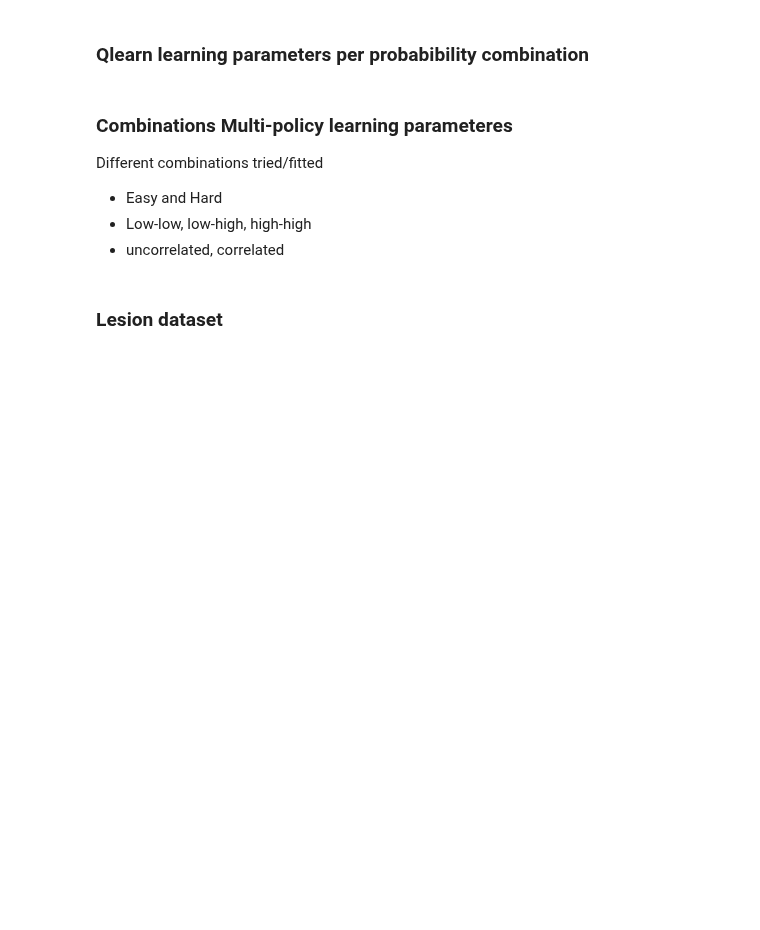
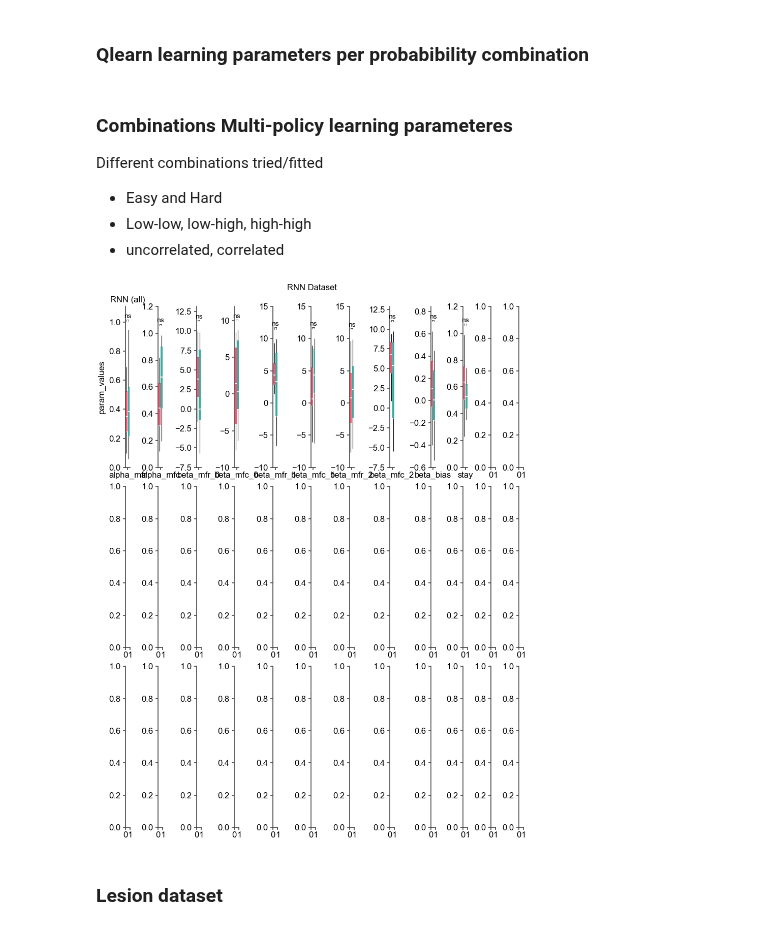
Before and after one commit to bapungiri/py_adlab_bg, a Jupyter notebook: mab_model_analysis.ipynb, the cells around one changed output. Saved outputs shown, nothing was run; the diff lists cells and outputs as text; code cells hidden in the pictures; blank space fills up the shorter version.

```diff
--- a/mab_model_analysis.ipynb
+++ b/mab_model_analysis.ipynb
@@ -932,9 +930,3 @@ data_df
-# %%
-from statplotannot.plots import Fig
-
-fig = Fig(2, 1, fontsize=12)
-subfig = fig.add_subfigure(fig.gs[0])
-axs = subfig.subplots(nrows=1, ncols=2, gridspec_kw=dict(wspace=0.3))
 # %%
 import numpy as np
 import pandas as pd
@@ -942,15 +934,54 @@ import mab_subjects
 from statplotannot.plots import SeabornPlotter, Fig, xtick_format
 from mab_colors import Palette2Arm
 
+
+def sort_regimes_by_stay(df, policy_name="QlearnRegimeDiffStays"):
+    """Reindex 'alpha_k'/'beta_k'/'stay_k' per animal so regime 0 is always
+    the most persistent/dominant regime (descending 'stay_k', equivalently
+    descending occupancy 1/(1-stay_k)) — fixes label-switching across
+    independently-fit animals before comparing parameters between groups.
+    """
+    df = df.copy()
+    is_policy = df["policy"] == policy_name
+    df_policy, df_rest = df[is_policy], df[~is_policy]
+
+    meta_cols = [
+        c for c in df_policy.columns if c not in ("param_names", "param_values")
+    ]
+
+    sorted_rows = []
+    for _, group in df_policy.groupby(meta_cols, sort=False):
+        pmap = dict(zip(group["param_names"], group["param_values"]))
+        stays = [pmap[f"stay_{k}"] for k in range(3)]
+        order = np.argsort(stays)[
+            ::-1
+        ]  # descending: regime 0 = most persistent/dominant
+
+        base_row = {c: group[c].iloc[0] for c in meta_cols}
+        for new_k, old_k in enumerate(order):
+            for prefix in ("alpha", "beta", "stay"):
+                sorted_rows.append(
+                    {
+                        **base_row,
+                        "param_names": f"{prefix}_{new_k}",
+                        "param_values": pmap[f"{prefix}_{old_k}"],
+                    }
+                )
+
+    return pd.concat([df_rest, pd.DataFrame(sorted_rows)], ignore_index=True)
+
+
 # df = mab_subjects.GroupData().fit_qlearn_easy_hard.latest
 # df = mab_subjects.GroupData().fit_qlearn_low_high_combinations.latest
-data_df = mab_subjects.GroupData().fit_multi_policy_combinations.latest
+# data_df = mab_subjects.GroupData().fit_multi_policy_combinations.latest
+data_df = mab_subjects.GroupData().fit_MoARegime_policy_combinations.latest
+# data_df = sort_regimes_by_stay(data_df)
 # df = mab_subjects.GroupData().fit_qlearn_corr_uncorr.latest
 
 # --- policy filter ---------
 policies = data_df["policy"].unique()
 fit_scopes = data_df["fit_scope"].unique()
-policy_select = "QlearnAdaptiveLR"
+policy_select = "MoARegime"
 data_df = data_df[data_df["policy"].isin([policy_select])]
 policy_params = data_df["param_names"].unique()
 
@@ -967,6 +998,31 @@ match policy_select:
         policy_params_select = ["alpha_c0", "alpha_u0", "kappa_c", "kappa_u", "beta"]
     case "QlearnDiff":
         policy_params_select = ["alpha", "bias", "beta"]
+    case "QlearnRegimeDiffStays":
+        policy_params_select = [
+            "alpha_0",
+            "alpha_1",
+            "alpha_2",
+            "stay_0",
+            "stay_1",
+            "stay_2",
+            "beta_0",
+            "beta_1",
+            "beta_2",
+        ]
+    case "MoARegime":
+        policy_params_select = [
+            "alpha_mfr",
+            "alpha_mfc",
+            "beta_mfr_0",
+            "beta_mfc_0",
+            "beta_mfr_1",
+            "beta_mfc_1",
+            "beta_mfr_2",
+            "beta_mfc_2",
+            "beta_bias",
+            "stay",
+        ]
     case "BayesianUCB":
         policy_params_select = ["explore", "q_init", "tau"]
     case "ThompsonShared2Arm":
@@ -1031,33 +1087,35 @@ for d, dataset in enumerate([animal_dataset]):
         for p, param in enumerate(policy_params_select):
             df_param = df[df["param_names"] == param]
             df_param["param_values"] = df_param["param_values"].astype(float)
 
             # df_scope["param_values"] = df_scope["param_values"].astype(float)
 
             ax = axs[len(fit_scope), p]
 
             SeabornPlotter(
                 data=df_param,
                 x="group",
                 y="param_values",
                 hue="fit_scope",
                 # hue_order=["easy", "hard"],
                 hue_order=["all", "low_high", "low_low", "high_high"],
                 ax=ax,
             ).boxplot_filled(palette=["#cccccc", "#ea9139", "#d3659c", "#72B1E1"])
 
     #     ax.set_xlabel("")
     #     ax.set_title(f"{dataset_name} ({param})")
     #     if p == 0:
     #         # ax.set_ylim(-0.1, 0.4)
     #         # ax.set_yticks([-0.1, 0, 0.1, 0.2, 0.3, 0.4])
     #         pass
     #     if p == 1:
     #         # ax.set_ylim(-0.2, 0.05)
     #         pass
 
 # figpath = mab_subjects.figpath / "Qlearn_corr_uncorr_RNN_vs_animal.pdf"
 # fig.fig.savefig(figpath, dpi=300, bbox_inches="tight")
+# %% [output]
+[figure, added]
 # %% [markdown]
 ### Lesion dataset
 # %%
```
Also changed, not shown: parts of 1 cell of this notebook, 5 other files.
